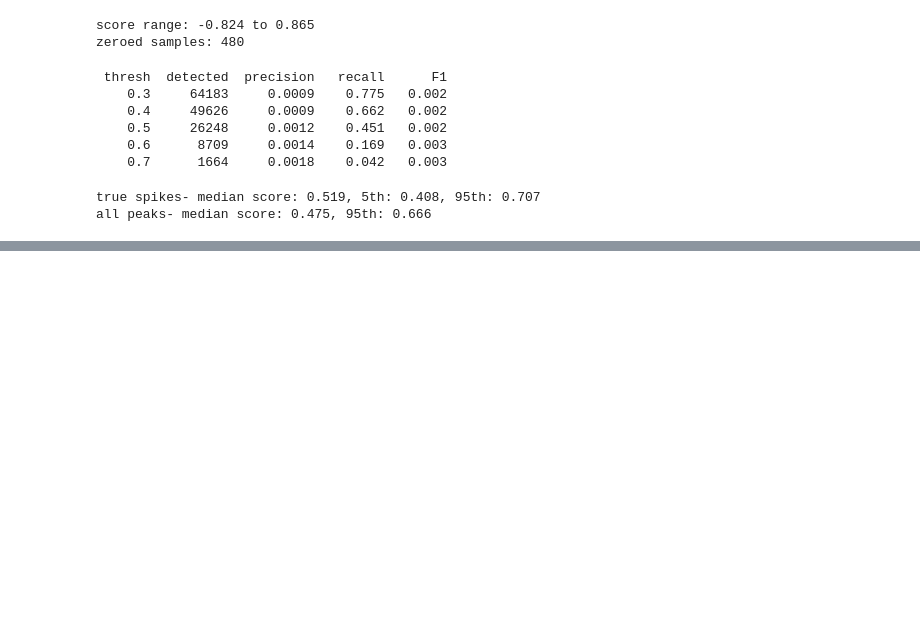
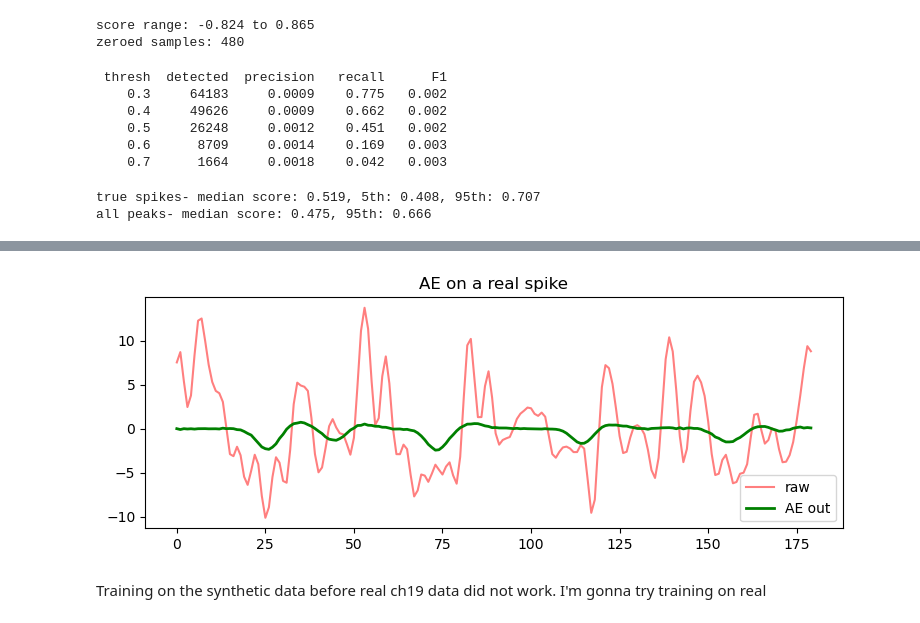
Before and after one commit to Razan-88/Decoding_Chronic_Pain, a Jupyter notebook: notebooks/05_real_data_pipeline.ipynb, the cells around one changed output, grey strips where cells are left out. Drawn from its saved outputs; the diff is of its cells as text; code cells hidden in the pictures; blank space fills up the shorter version.

Commit message:
Real CH19 denoiser comparison: wavelet + dense AE; denoising does not fix single-channel precision

```diff
--- a/notebooks/05_real_data_pipeline.ipynb
+++ b/notebooks/05_real_data_pipeline.ipynb
@@ -202,0 +414,11 @@ all peaks- median score: 0.475, 95th: 0.666
+# %%
+st = gt_in_win[5]
+i = int((st - t_start) * sample_rate)
+plt.figure(figsize=(9,3))
+plt.plot(ch19[i-90:i+90], 'r', alpha=0.5, label='raw')
+plt.plot(ch19_ae[i-90:i+90], 'g', linewidth=2, label='AE out')
+plt.legend(); plt.title('AE on a real spike'); plt.show()
+# %% [output]
+[figure, added]
+# %% [markdown]
+Training on the synthetic data before real ch19 data did not work. I'm gonna try training on real
```
Also changed, not shown: parts of 20 cells of this notebook, 1 other file.
